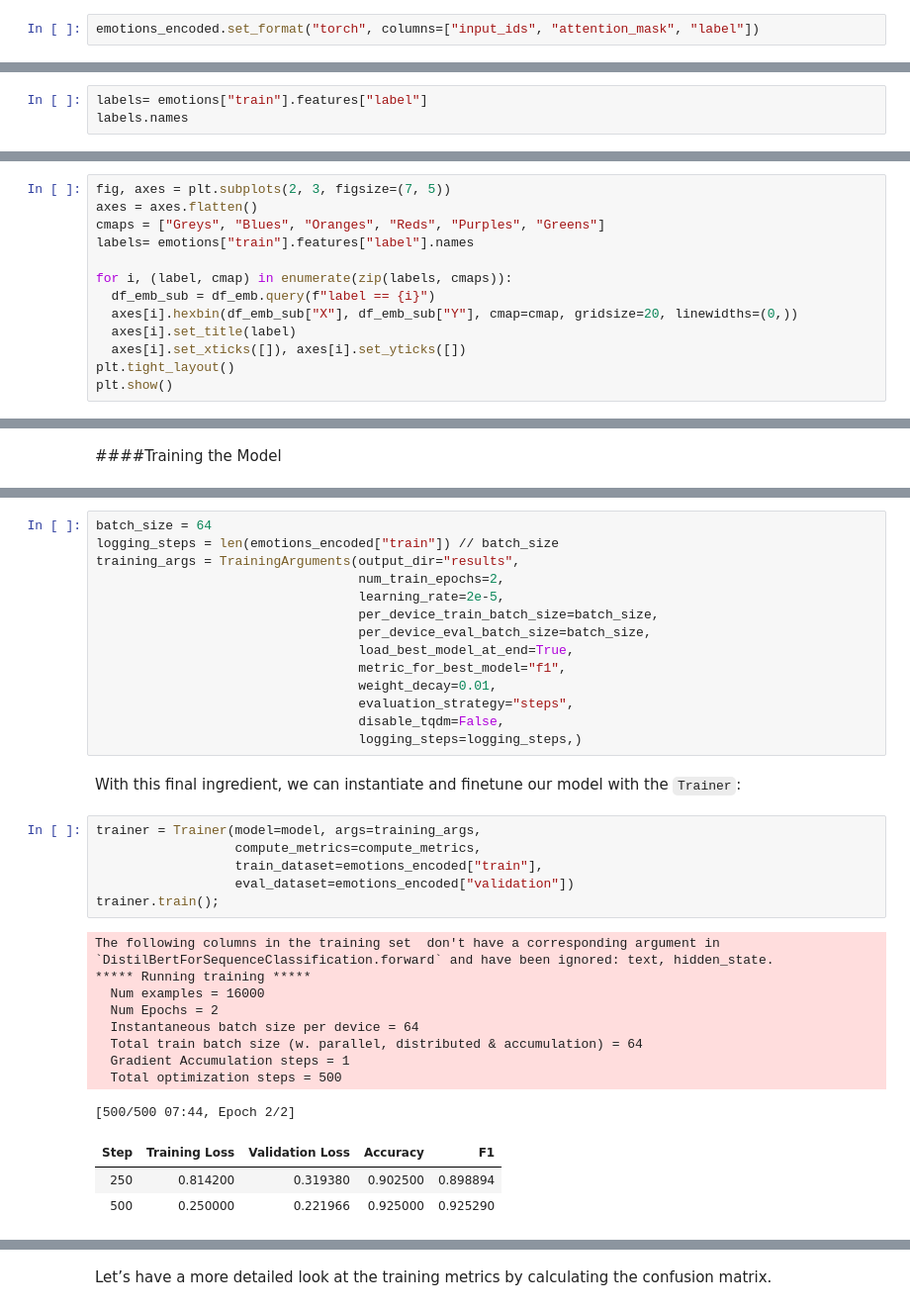
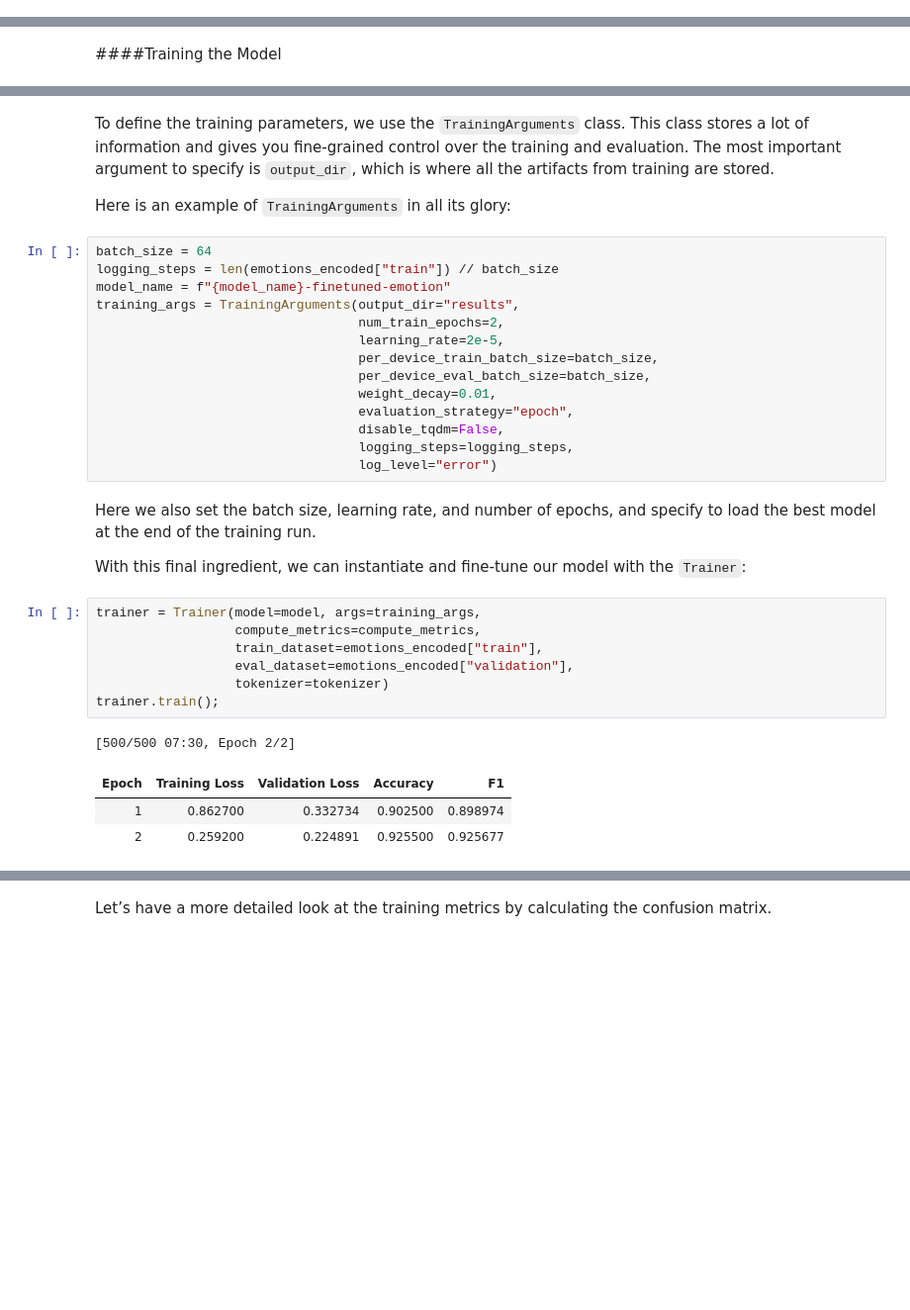
Before and after one commit to rahiakela/transformers-research-and-practice, a Jupyter notebook: natural-language-processing-with-transformers/02-text-classification/02_text_classification_using_fine_tuning.ipynb, the cells around one changed output, grey strips where cells are left out. Shown at 99% size. Drawn from its saved outputs; the diff is of its cells as text; blank space fills up the shorter version.

```diff
--- a/natural-language-processing-with-transformers/02-text-classification/02_text_classification_using_fine_tuning.ipynb
+++ b/natural-language-processing-with-transformers/02-text-classification/02_text_classification_using_fine_tuning.ipynb
@@ -676,2 +577,0 @@ follows:
-# %%
-emotions_encoded.set_format("torch", columns=["input_ids", "attention_mask", "label"])
@@ -754,3 +577,0 @@ plot the density of points for each category separately:
-# %%
-labels= emotions["train"].features["label"]
-labels.names
@@ -759,13 +577,0 @@ labels.names
-# %%
-fig, axes = plt.subplots(2, 3, figsize=(7, 5))
-axes = axes.flatten()
-cmaps = ["Greys", "Blues", "Oranges", "Reds", "Purples", "Greens"]
-labels= emotions["train"].features["label"].names
-
-for i, (label, cmap) in enumerate(zip(labels, cmaps)):
-  df_emb_sub = df_emb.query(f"label == {i}")
-  axes[i].hexbin(df_emb_sub["X"], df_emb_sub["Y"], cmap=cmap, gridsize=20, linewidths=(0,))
-  axes[i].set_title(label)
-  axes[i].set_xticks([]), axes[i].set_yticks([])
-plt.tight_layout()
-plt.show()
@@ -979,36 +673,34 @@ training run, one of which is the output directory for the model checkpoints.
+# %% [markdown]
+To define the training parameters, we use the `TrainingArguments` class. This class stores a lot of information and gives you fine-grained control over the training and evaluation. The most important argument to specify is `output_dir`, which is where all the artifacts from training are stored.
+
+Here is an example of `TrainingArguments` in all its glory:
 # %%
 batch_size = 64
 logging_steps = len(emotions_encoded["train"]) // batch_size
+model_name = f"{model_name}-finetuned-emotion"
 training_args = TrainingArguments(output_dir="results",
                                   num_train_epochs=2,
                                   learning_rate=2e-5,
                                   per_device_train_batch_size=batch_size,
                                   per_device_eval_batch_size=batch_size,
-                                  load_best_model_at_end=True,
-                                  metric_for_best_model="f1",
                                   weight_decay=0.01,
-                                  evaluation_strategy="steps",
+                                  evaluation_strategy="epoch",
                                   disable_tqdm=False,
-                                  logging_steps=logging_steps,)
+                                  logging_steps=logging_steps,
+                                  log_level="error")
-# %% [markdown]
-With this final ingredient, we can instantiate and finetune
-our model with the `Trainer`:
+# %% [markdown]
+Here we also set the batch size, learning rate, and number of epochs, and specify to load the best model at the end of the training run.
+
+With this final ingredient, we can instantiate and fine-tune our model with the `Trainer`:
 # %%
 trainer = Trainer(model=model, args=training_args,
                   compute_metrics=compute_metrics,
                   train_dataset=emotions_encoded["train"],
-                  eval_dataset=emotions_encoded["validation"])
+                  eval_dataset=emotions_encoded["validation"],
+                  tokenizer=tokenizer)
 trainer.train();
 # %% [output]
-The following columns in the training set  don't have a corresponding argument in `DistilBertForSequenceClassification.forward` and have been ignored: text, hidden_state.
-***** Running training *****
-  Num examples = 16000
-  Num Epochs = 2
-  Instantaneous batch size per device = 64
-  Total train batch size (w. parallel, distributed & accumulation) = 64
-  Gradient Accumulation steps = 1
-  Total optimization steps = 500
+[500/500 07:30, Epoch 2/2]
-[500/500 07:44, Epoch 2/2]
-| Step | Training Loss | Validation Loss | Accuracy | F1 |
-| 250 | 0.814200 | 0.319380 | 0.902500 | 0.898894 |
-| 500 | 0.250000 | 0.221966 | 0.925000 | 0.925290 |
+| Epoch | Training Loss | Validation Loss | Accuracy | F1 |
+| 1 | 0.862700 | 0.332734 | 0.902500 | 0.898974 |
+| 2 | 0.259200 | 0.224891 | 0.925500 | 0.925677 |
```
Also changed, not shown: parts of 77 cells of this notebook.
